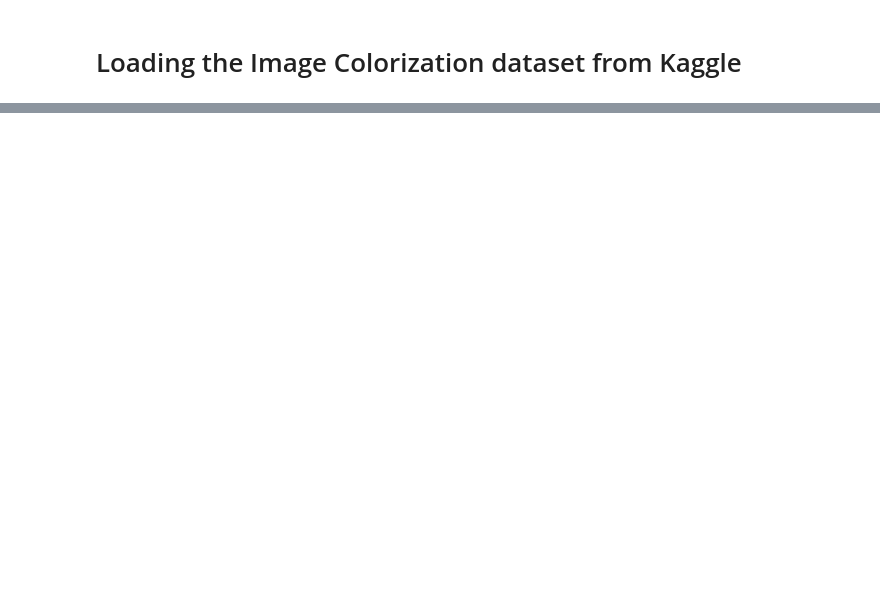
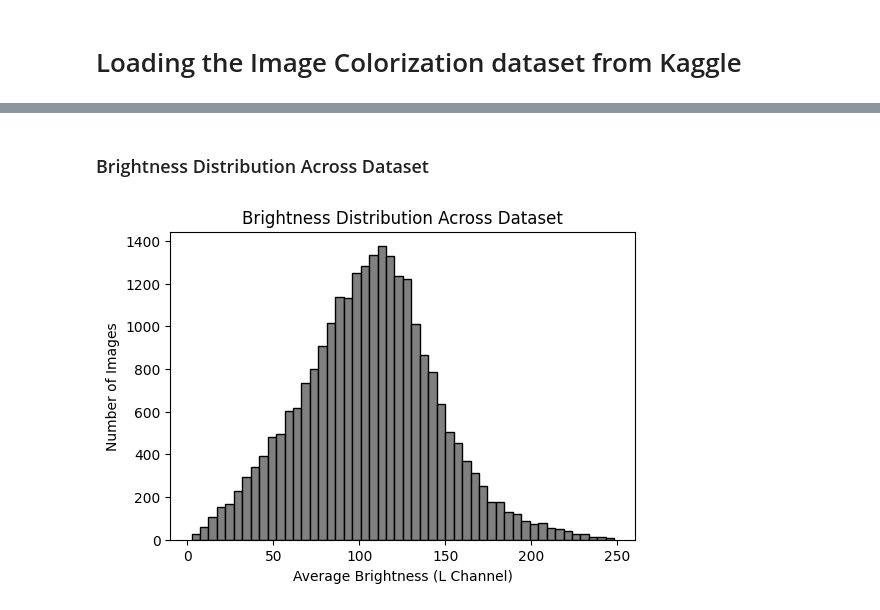
Before and after one commit to aandrijana/ColorizeIMG, a Jupyter notebook: ColorizeIMG.ipynb, the cells around one changed output, grey strips where cells are left out. Drawn from its saved outputs; the diff is of its cells as text; code cells hidden in the pictures; blank space fills up the shorter version.

```diff
--- a/ColorizeIMG.ipynb
+++ b/ColorizeIMG.ipynb
@@ -57,0 +136,15 @@ os.listdir("image_colorization_data")
+# %% [markdown]
+### Brightness Distribution Across Dataset
+# %%
+# Compute brightness levels
+avg_brightness = np.mean(gray_images, axis=(1, 2))
+
+# Plot brightness distribution
+plt.figure(figsize=(6, 4))
+plt.hist(avg_brightness, bins=50, color="gray", edgecolor="black")
+plt.xlabel("Average Brightness (L Channel)")
+plt.ylabel("Number of Images")
+plt.title("Brightness Distribution Across Dataset")
+plt.show()
+# %% [output]
+[figure, added]
```
Also changed, not shown: parts of 18 cells of this notebook.
